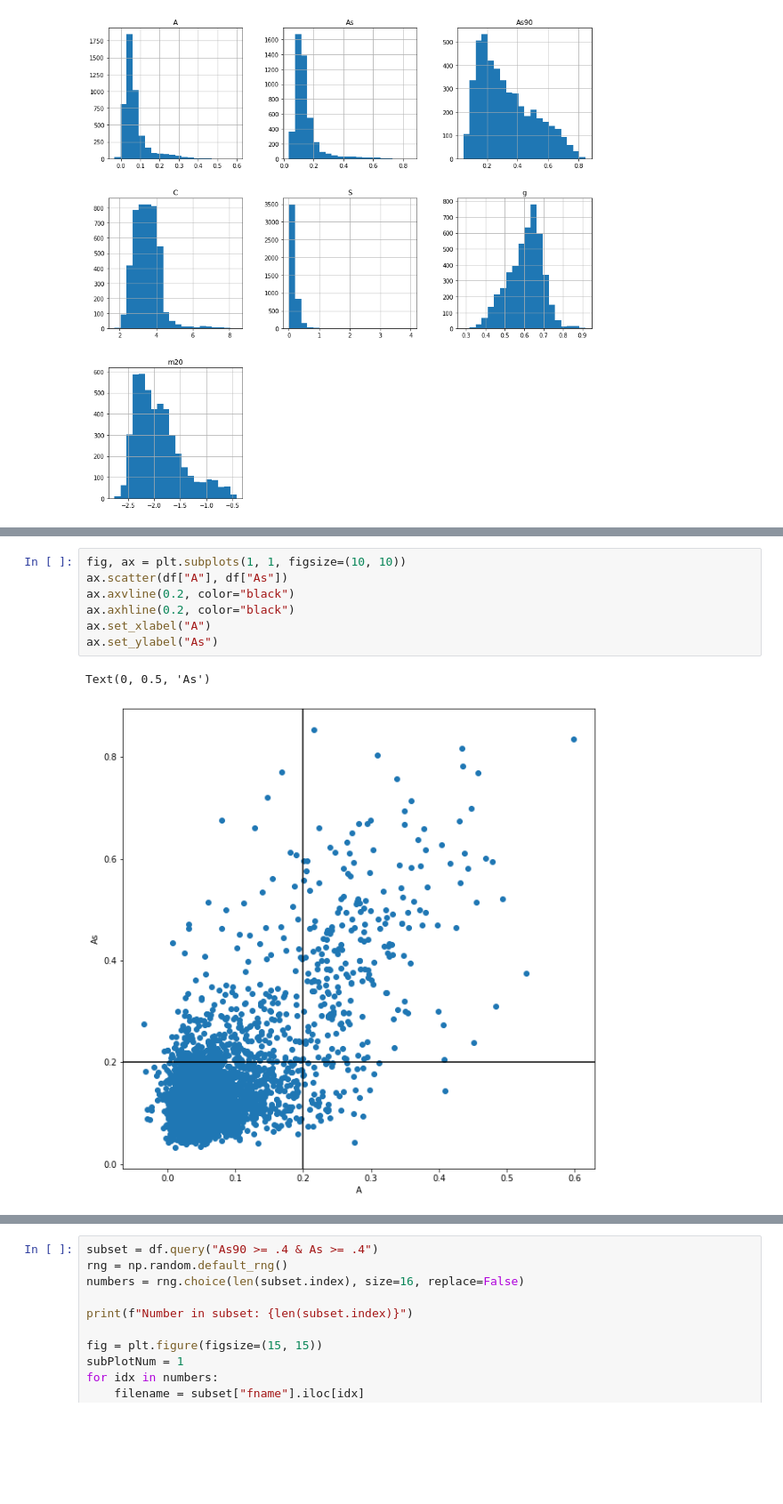
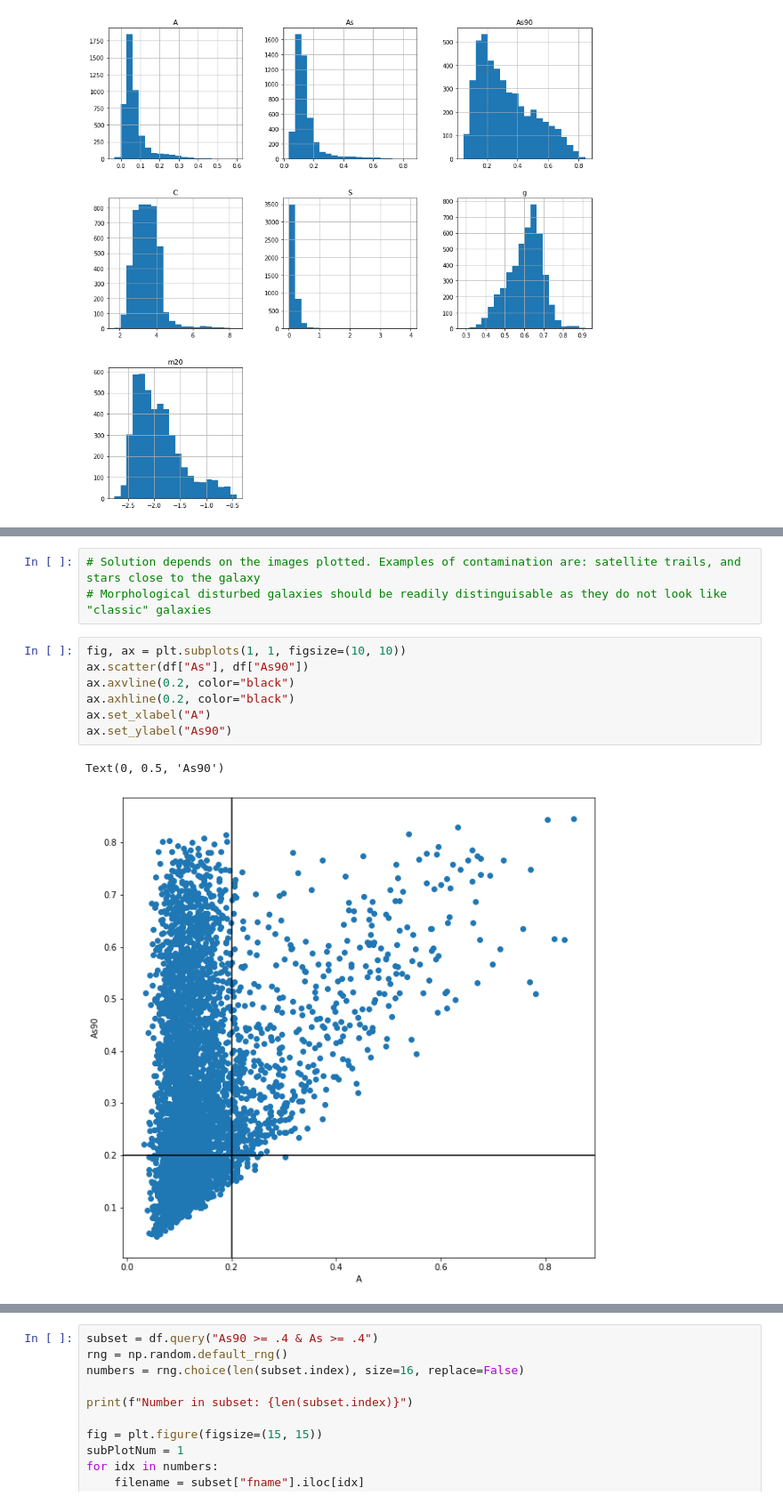
Before and after one commit to lewisfish/PawlikMorph-LSST, a Jupyter notebook: outreach2.ipynb, the cells around one changed output, grey strips where cells are left out. Shown at 89% size. Drawn from its saved outputs; the diff is of its cells as text; blank space fills up the shorter version.

```diff
--- a/outreach2.ipynb
+++ b/outreach2.ipynb
@@ -133,10 +202,13 @@ We introduced the asymmetyry measures A, and As in the last notebook. To refresh
+# %%
+# Solution depends on the images plotted. Examples of contamination are: satellite trails, and stars close to the galaxy
+# Morphological disturbed galaxies should be readily distinguisable as they do not look like "classic" galaxies
 # %%
 fig, ax = plt.subplots(1, 1, figsize=(10, 10))
-ax.scatter(df["A"], df["As"])
+ax.scatter(df["As"], df["As90"])
 ax.axvline(0.2, color="black")
 ax.axhline(0.2, color="black")
 ax.set_xlabel("A")
-ax.set_ylabel("As")
+ax.set_ylabel("As90")
 # %% [output]
-Text(0, 0.5, 'As')
+Text(0, 0.5, 'As90')
-[figure, old version]
+[figure, new version]
```
Also changed, not shown: parts of 11 cells of this notebook.
